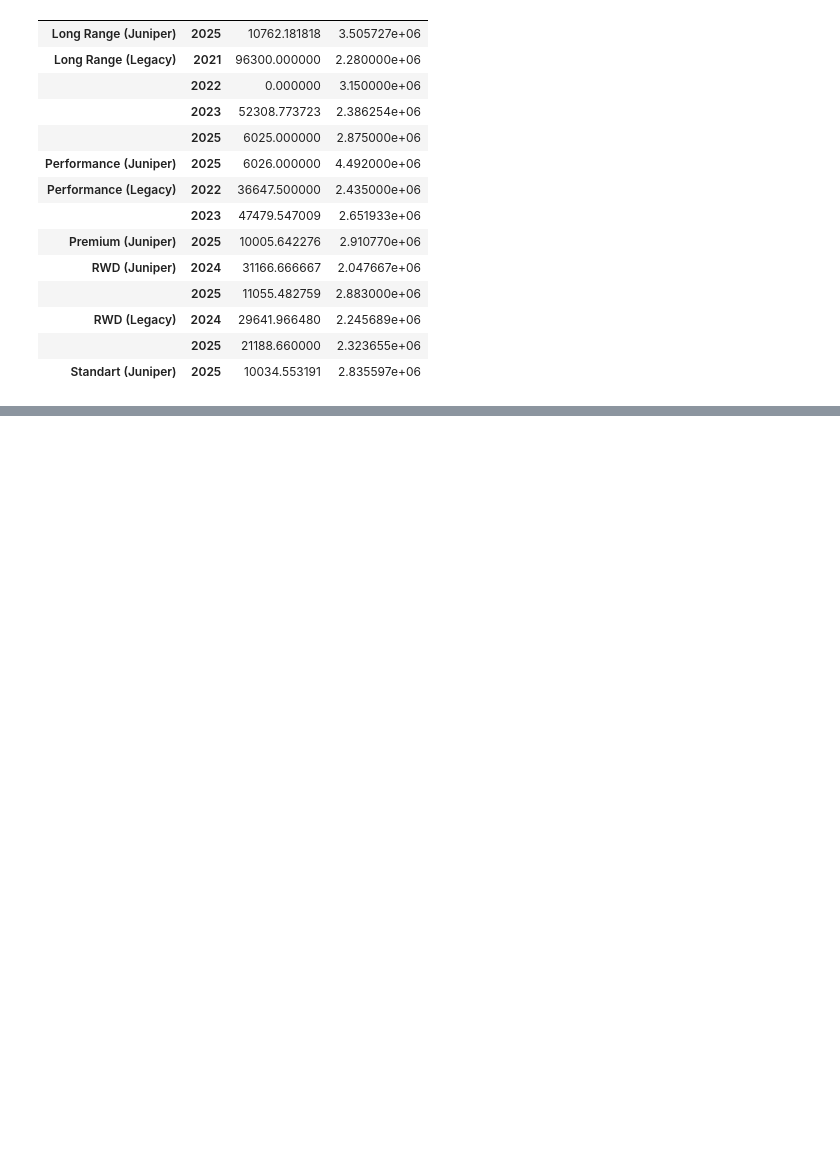
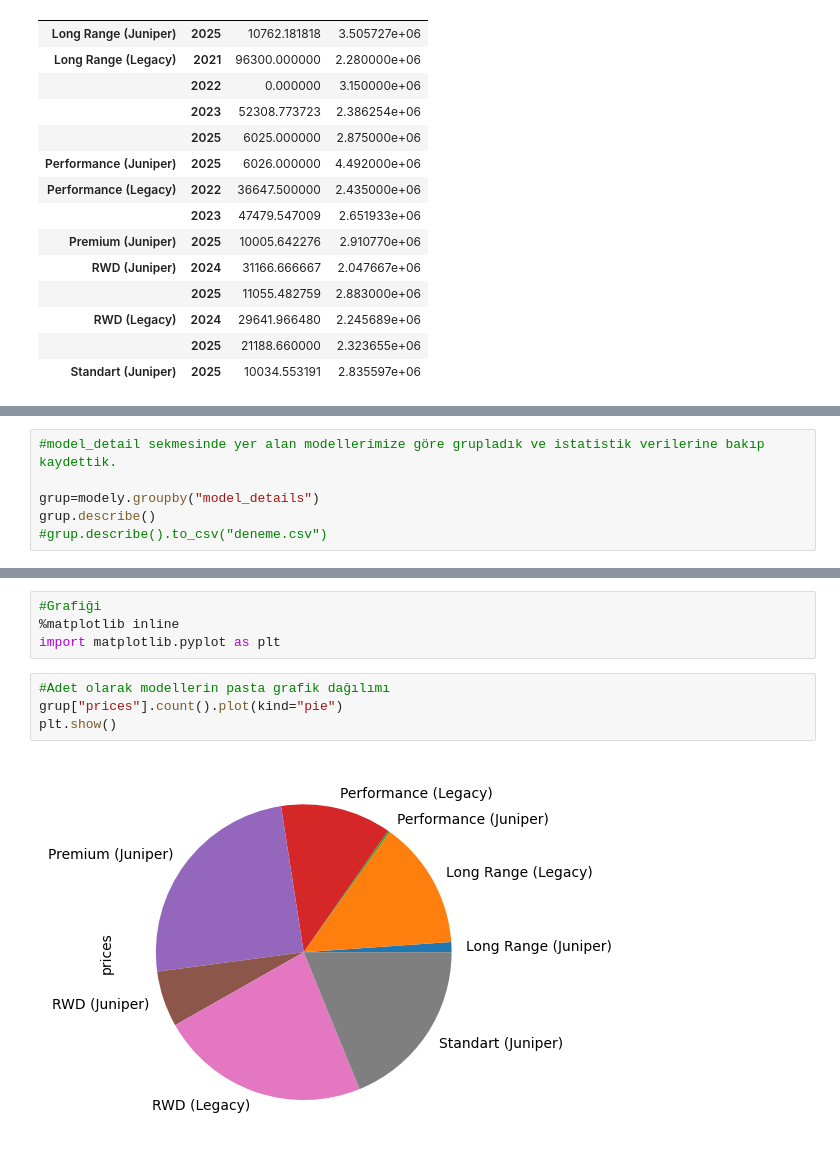
Before and after one commit to azem46/Python_Colab_Handbook, a Jupyter notebook: Python_Ders_16_2_Pandas_ipynb.ipynb, the cells around one changed output, grey strips where cells are left out. Drawn from its saved outputs; the diff is of its cells as text; blank space fills up the shorter version.

```diff
--- a/Python_Ders_16_2_Pandas_ipynb.ipynb
+++ b/Python_Ders_16_2_Pandas_ipynb.ipynb
@@ -728,0 +765,6 @@ modely.groupby(["model_details","year"]).mean(numeric_only=True)
+# %%
+#model_detail sekmesinde yer alan modellerimize göre grupladık ve istatistik verilerine bakıp kaydettik.
+
+grup=modely.groupby("model_details")
+grup.describe()
+#grup.describe().to_csv("deneme.csv")
@@ -728,0 +799,10 @@ modely.groupby(["model_details","year"]).mean(numeric_only=True)
+# %%
+#Grafiği
+%matplotlib inline
+import matplotlib.pyplot as plt
+# %%
+#Adet olarak modellerin pasta grafik dağılımı
+grup["prices"].count().plot(kind="pie")
+plt.show()
+# %% [output]
+[figure, added]
```
Also changed, not shown: parts of 33 cells of this notebook.
